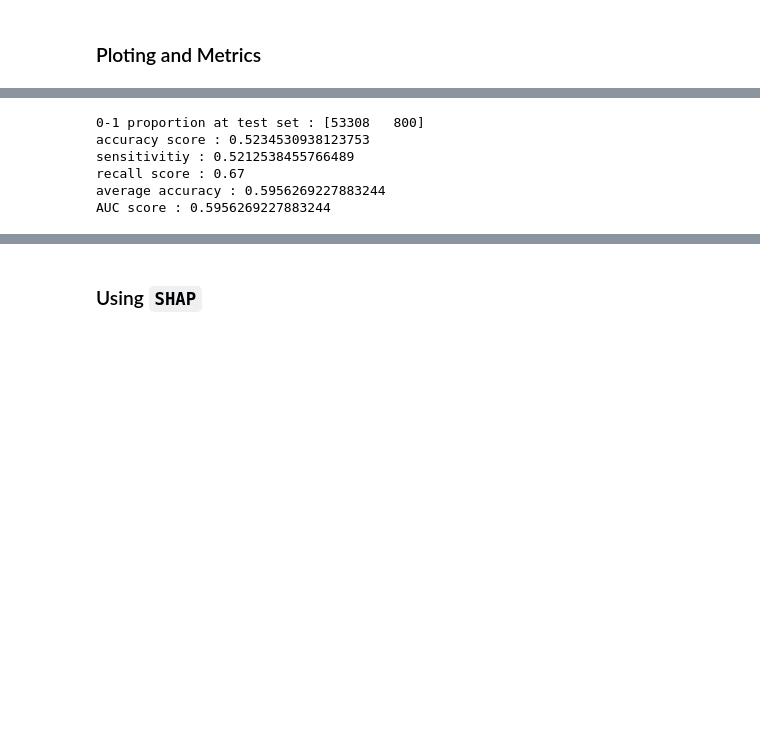
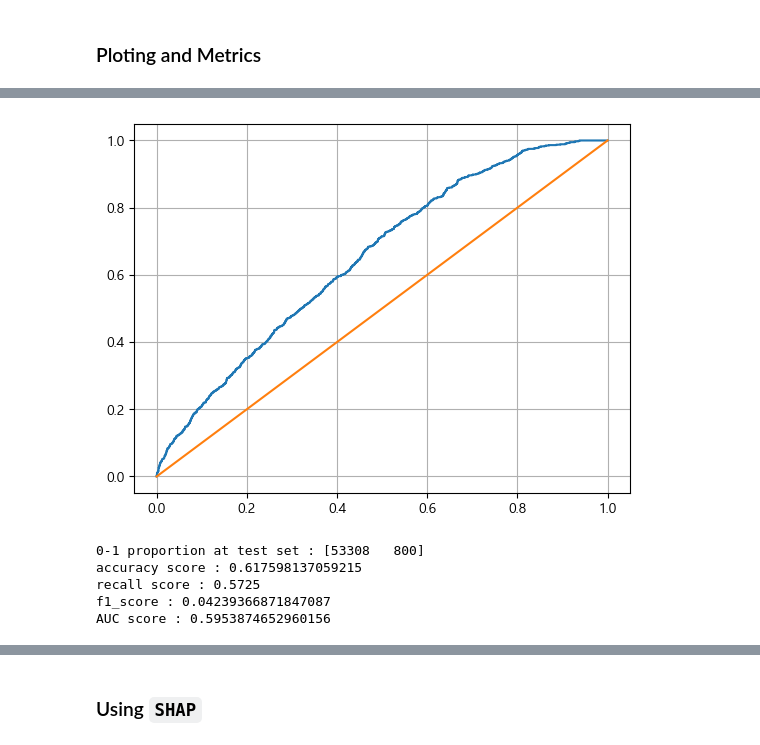
Before and after one commit to basill2001/IECAPSTONE1, a Jupyter notebook: models_XGB.ipynb, the cells around one changed output, grey strips where cells are left out. Saved outputs shown, nothing was run; the diff lists cells and outputs as text; code cells hidden in the pictures; blank space fills up the shorter version.

```diff
--- a/models_XGB.ipynb
+++ b/models_XGB.ipynb
@@ -101 +112,9 @@ plt.show()
+# %%
+fpr, tpr, thresholds = roc_curve(y_test, y_pred_prob)
+plt.plot(fpr, tpr, label = 'ROC')
+plt.plot([0, 1], [0, 1])
+plt.grid()
+plt.show()
+# %% [output]
+[figure, added]
 # %%
@@ -104,18 +123,15 @@ y_pred = (y_pred_prob >= threshold).astype('int')
 # %%
 print("0-1 proportion at test set :", y_test.value_counts().values)
 print("accuracy score :", accuracy_score(y_test, y_pred))
-print("precision score :", precision_score(y_test, y_pred))
-print("sensitivitiy :", cm[0][0]/(cm[0][0]+cm[0][1]))
+# print("precision score :", precision_score(y_test, y_pred))
 print("recall score :", recall_score(y_test, y_pred))
-print("average accuracy :", np.mean([cm[0][0]/(cm[0][0]+cm[0][1]), recall_score(y_test, y_pred)]))
 print("f1_score :", f1_score(y_test, y_pred))
 print("AUC score :", roc_auc_score(y_test, y_pred))
 # %% [output]
 0-1 proportion at test set : [53308   800]
-accuracy score : 0.5234530938123753
-sensitivitiy : 0.5212538455766489
-recall score : 0.67
-average accuracy : 0.5956269227883244
-AUC score : 0.5956269227883244
+accuracy score : 0.617598137059215
+recall score : 0.5725
+f1_score : 0.04239366871847087
+AUC score : 0.5953874652960156
 # %%
 cm = confusion_matrix(y_test, y_pred)
```
Also changed, not shown: parts of 8 cells of this notebook.
